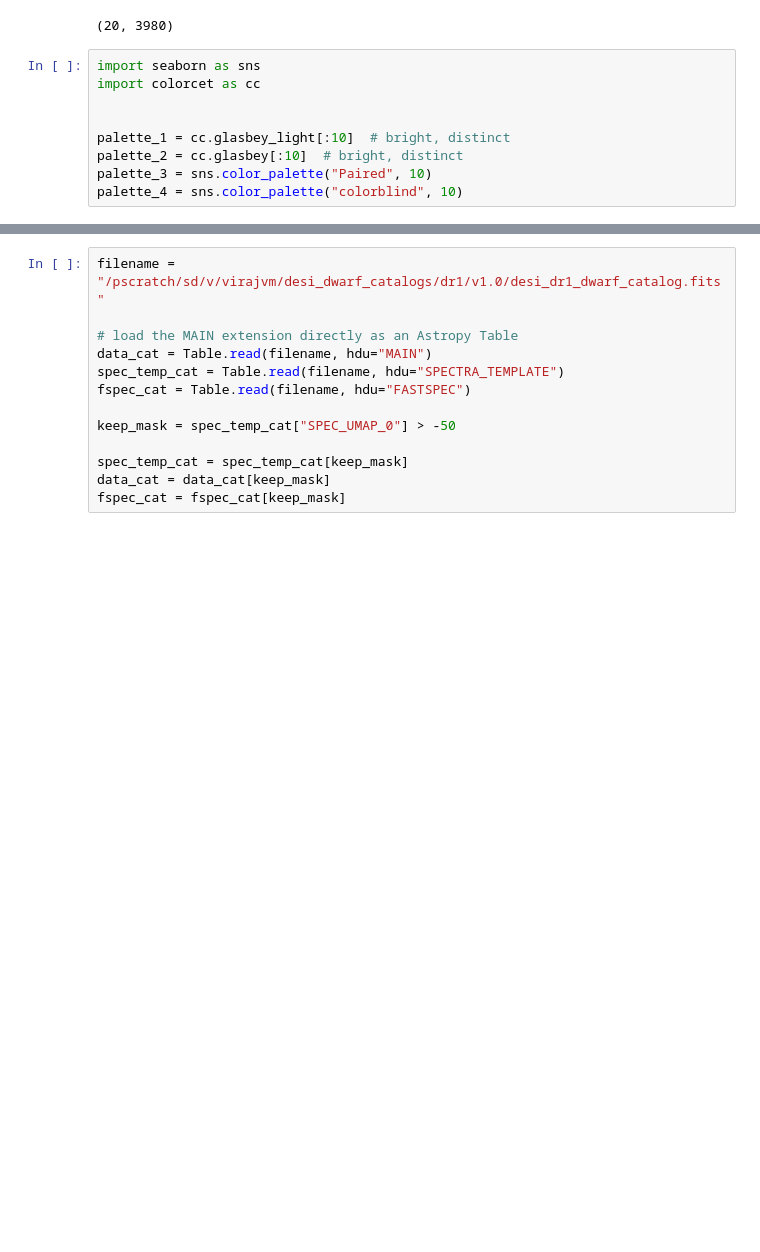
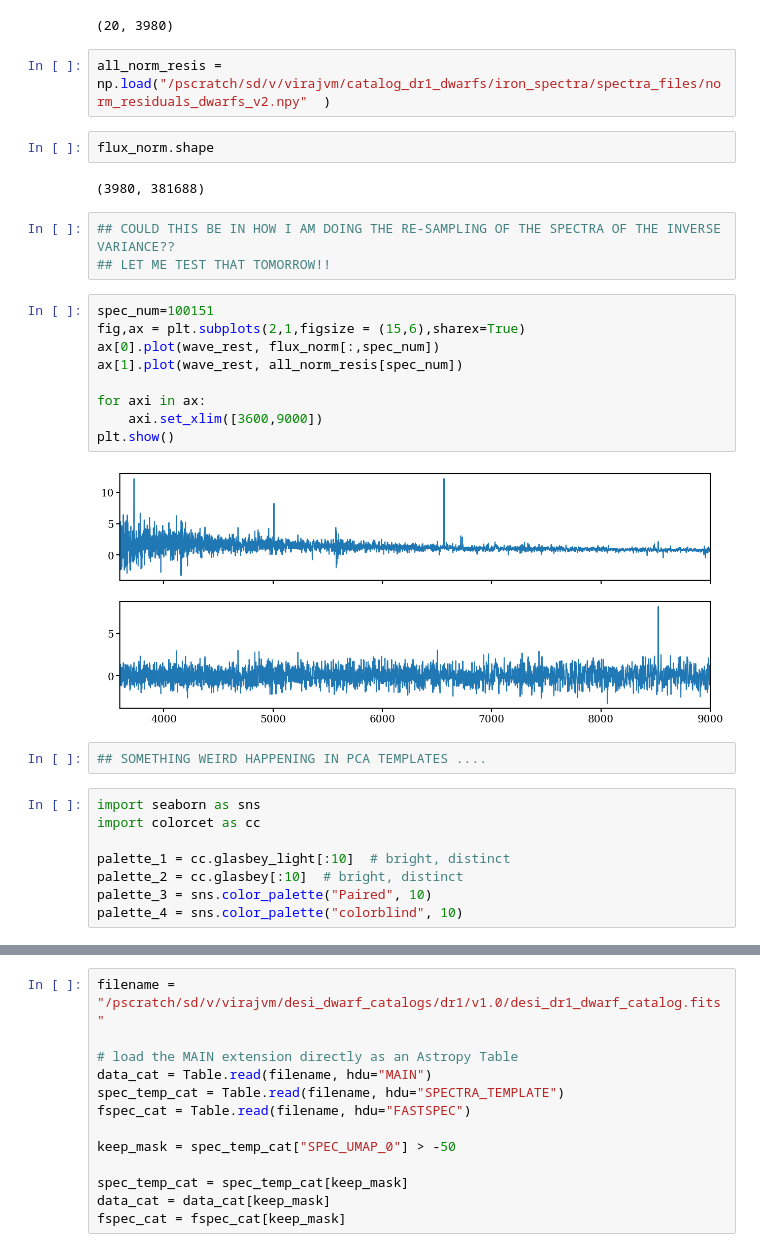
Before and after one commit to virajvman/desi_dwarfs, a Jupyter notebook: notebooks/catalog_paper/spectra_nnmf_explore.ipynb, the cells around one changed output, grey strips where cells are left out. Cells and saved outputs as stored; diff of their text form; blank space fills up the shorter version.

```diff
--- a/notebooks/catalog_paper/spectra_nnmf_explore.ipynb
+++ b/notebooks/catalog_paper/spectra_nnmf_explore.ipynb
@@ -59,10 +57,31 @@ pca_temps = np.load("/pscratch/sd/v/virajvm/catalog_dr1_dwarfs/iron_spectra/spec
 print(pca_temps.shape)
 # %% [output]
 (20, 3980)
+# %%
+all_norm_resis = np.load("/pscratch/sd/v/virajvm/catalog_dr1_dwarfs/iron_spectra/spectra_files/norm_residuals_dwarfs_v2.npy"  )
+# %%
+flux_norm.shape
+# %% [output]
+(3980, 381688)
+# %%
+## COULD THIS BE IN HOW I AM DOING THE RE-SAMPLING OF THE SPECTRA OF THE INVERSE VARIANCE??
+## LET ME TEST THAT TOMORROW!!
+# %%
+spec_num=100151
+fig,ax = plt.subplots(2,1,figsize = (15,6),sharex=True)
+ax[0].plot(wave_rest, flux_norm[:,spec_num])
+ax[1].plot(wave_rest, all_norm_resis[spec_num])
+
+for axi in ax:
+    axi.set_xlim([3600,9000])
+plt.show()
+# %% [output]
+[figure, added]
+# %%
+## SOMETHING WEIRD HAPPENING IN PCA TEMPLATES ....
 # %%
 import seaborn as sns
 import colorcet as cc
-
 
 palette_1 = cc.glasbey_light[:10]  # bright, distinct
 palette_2 = cc.glasbey[:10]  # bright, distinct
```
Also changed, not shown: parts of 16 cells of this notebook, 10 other files.
